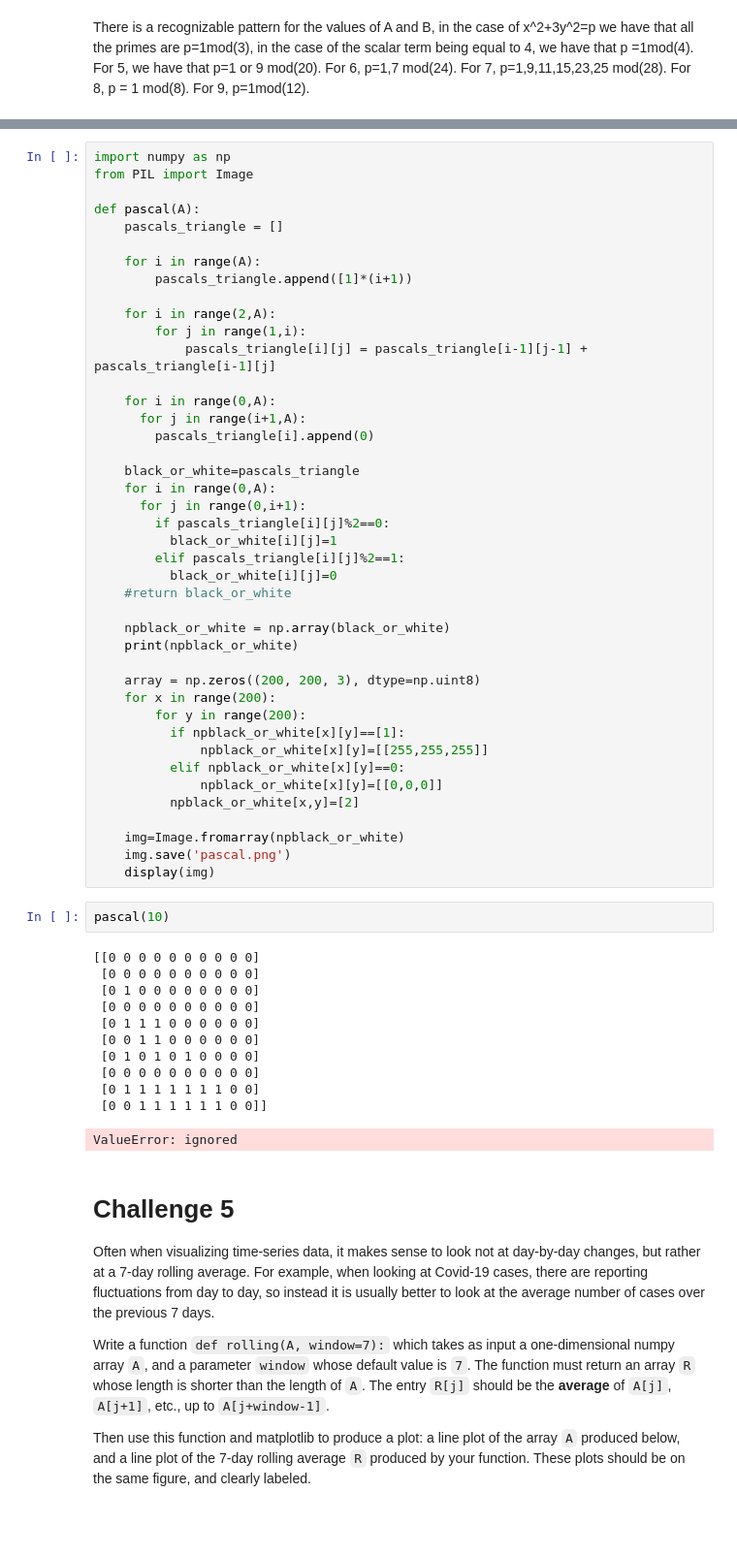
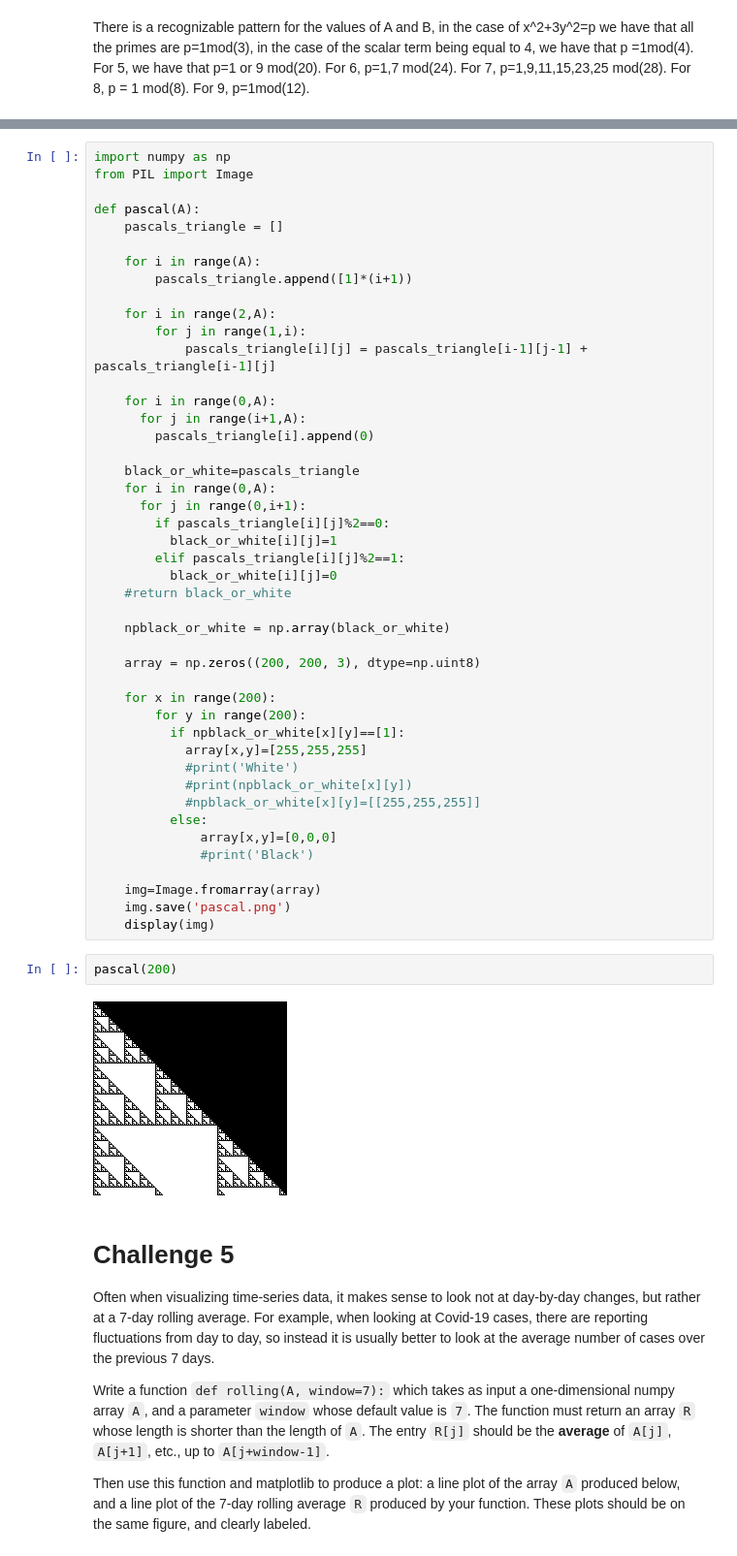
Before and after one commit to ZackLeMieux/Math-152, a Jupyter notebook: Copy_of_P4M_Notebook_5.ipynb, the cells around one changed output, grey strips where cells are left out. Shown: that part at 97% size. Drawn from its saved outputs; the diff is of its cells as text; blank space fills up the shorter version.

```diff
--- a/Copy_of_P4M_Notebook_5.ipynb
+++ b/Copy_of_P4M_Notebook_5.ipynb
@@ -389,34 +389,27 @@ def pascal(A):
     #return black_or_white
 
     npblack_or_white = np.array(black_or_white)
-    print(npblack_or_white)
 
     array = np.zeros((200, 200, 3), dtype=np.uint8)
+
     for x in range(200):
         for y in range(200):
           if npblack_or_white[x][y]==[1]:
-              npblack_or_white[x][y]=[[255,255,255]]
-          elif npblack_or_white[x][y]==0:
-              npblack_or_white[x][y]=[[0,0,0]]
-          npblack_or_white[x,y]=[2]
+            array[x,y]=[255,255,255]
+            #print('White')
+            #print(npblack_or_white[x][y])
+            #npblack_or_white[x][y]=[[255,255,255]]
+          else:
+              array[x,y]=[0,0,0]
+              #print('Black')
 
-    img=Image.fromarray(npblack_or_white)
+    img=Image.fromarray(array)
     img.save('pascal.png')
     display(img)
 # %%
-pascal(10)
+pascal(200)
 # %% [output]
-[[0 0 0 0 0 0 0 0 0 0]
- [0 0 0 0 0 0 0 0 0 0]
- [0 1 0 0 0 0 0 0 0 0]
- [0 0 0 0 0 0 0 0 0 0]
- [0 1 1 1 0 0 0 0 0 0]
- [0 0 1 1 0 0 0 0 0 0]
- [0 1 0 1 0 1 0 0 0 0]
- [0 0 0 0 0 0 0 0 0 0]
- [0 1 1 1 1 1 1 1 0 0]
- [0 0 1 1 1 1 1 1 0 0]]
-ValueError: ignored
+[figure, added]
 # %% [markdown]
 # Challenge 5
 
```
Also changed, not shown: parts of 1 cell of this notebook.
